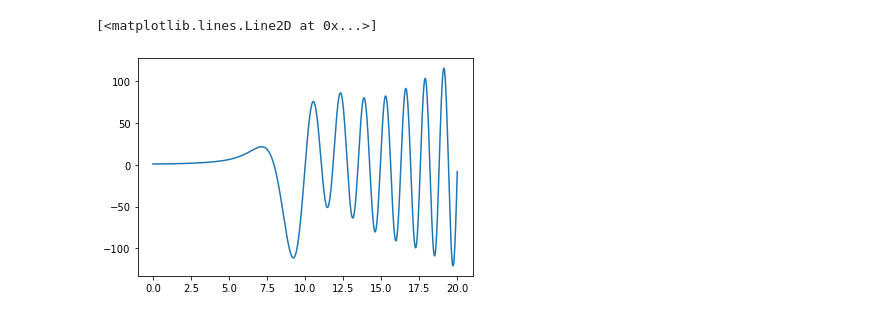
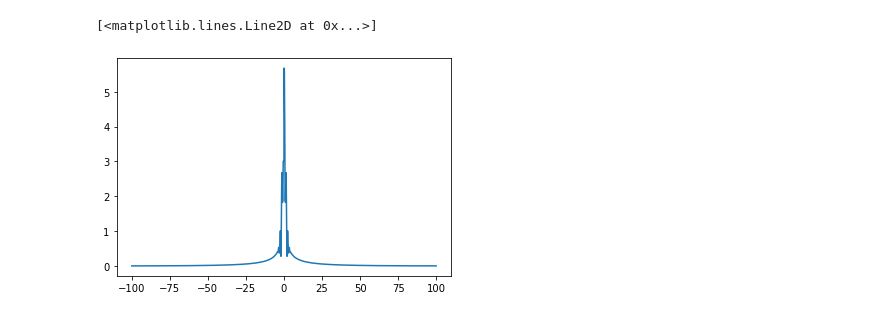
Before and after one commit to jawwrg/Cleveden, a Jupyter notebook: findthedifferenece_Gaussian_Beam _propagation.ipynb, the cells around one changed output. Drawn from its saved outputs; the diff is of its cells as text; code cells hidden in the pictures.

```diff
--- a/findthedifferenece_Gaussian_Beam _propagation.ipynb
+++ b/findthedifferenece_Gaussian_Beam _propagation.ipynb
@@ -64,0 +89,9 @@ Edata[500,0]
+# %%
+
+for i in range(rpoints):
+    Edata[i,0] = Amp*m.exp(-a*(r[i]**2)*k/2)
+Gaus_explr_1d = np.gradient(Edata[:,0])
+Gaus_explr_2d = np.gradient(np.gradient(Edata[:,0]))
+
+
+plt.plot(r,abs(Edata[:,0]),r,abs(Gaus_explr_1d),r,abs(Gaus_explr_2d))
@@ -64,0 +100,8 @@ Edata[500,0]
+# %%
+
+for j in range(zpoints):
+    for i in range(rpoints):
+        if abs(Edata[i,j])>3:
+            Edata[i,j]=1.5
+
+plt.pcolormesh(z,plotr,abs(Edata),shading='auto')
@@ -65,5 +111,5 @@ Edata[500,0]
 # %%
-plt.plot(z,Edata[500,:])
+plt.plot(plotr,abs(Edata[:,60000]))
 # %% [output]
 [<matplotlib.lines.Line2D at 0x...>]
-[figure, old version]
+[figure, new version]
```
Also changed, not shown: parts of 16 cells of this notebook.
